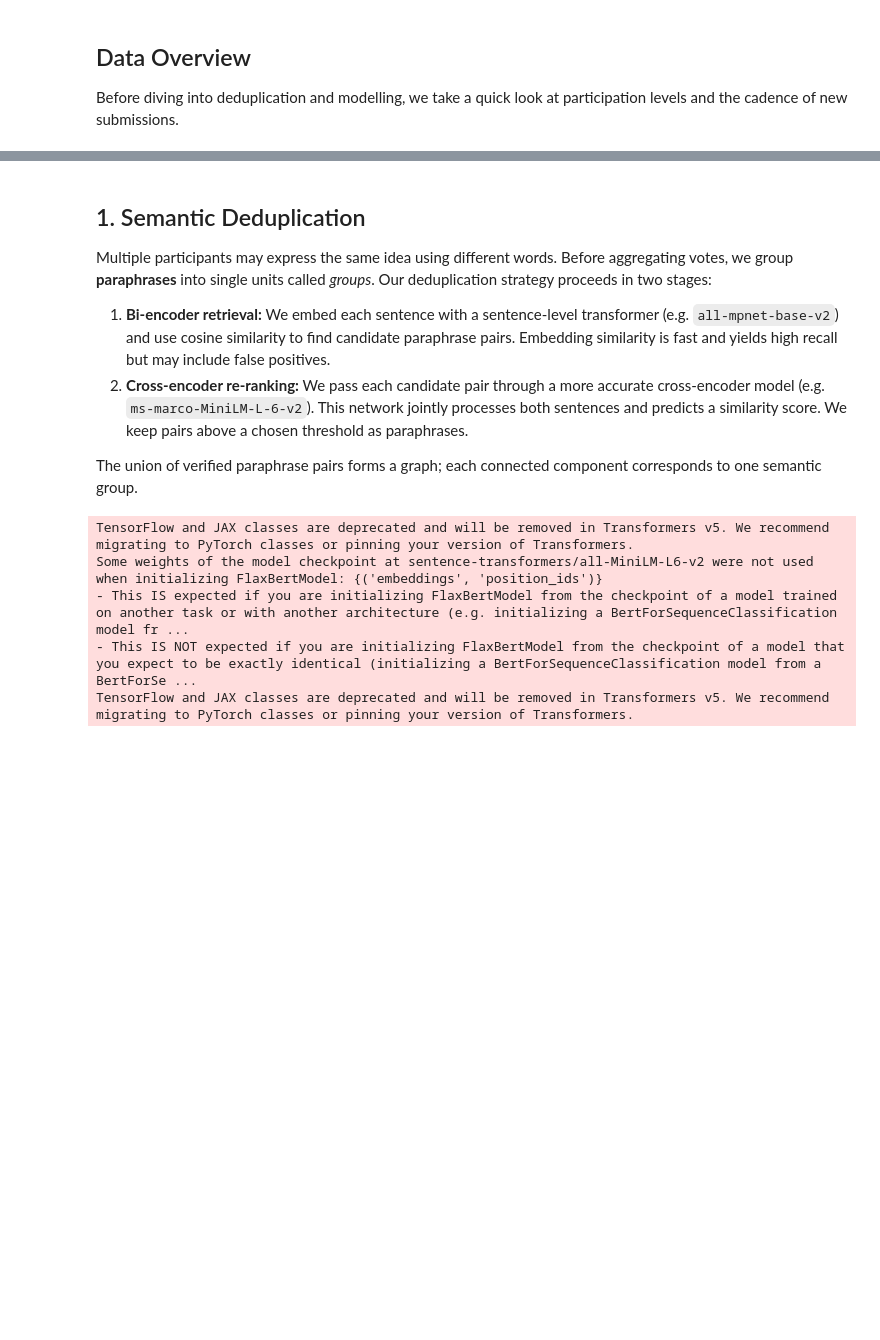
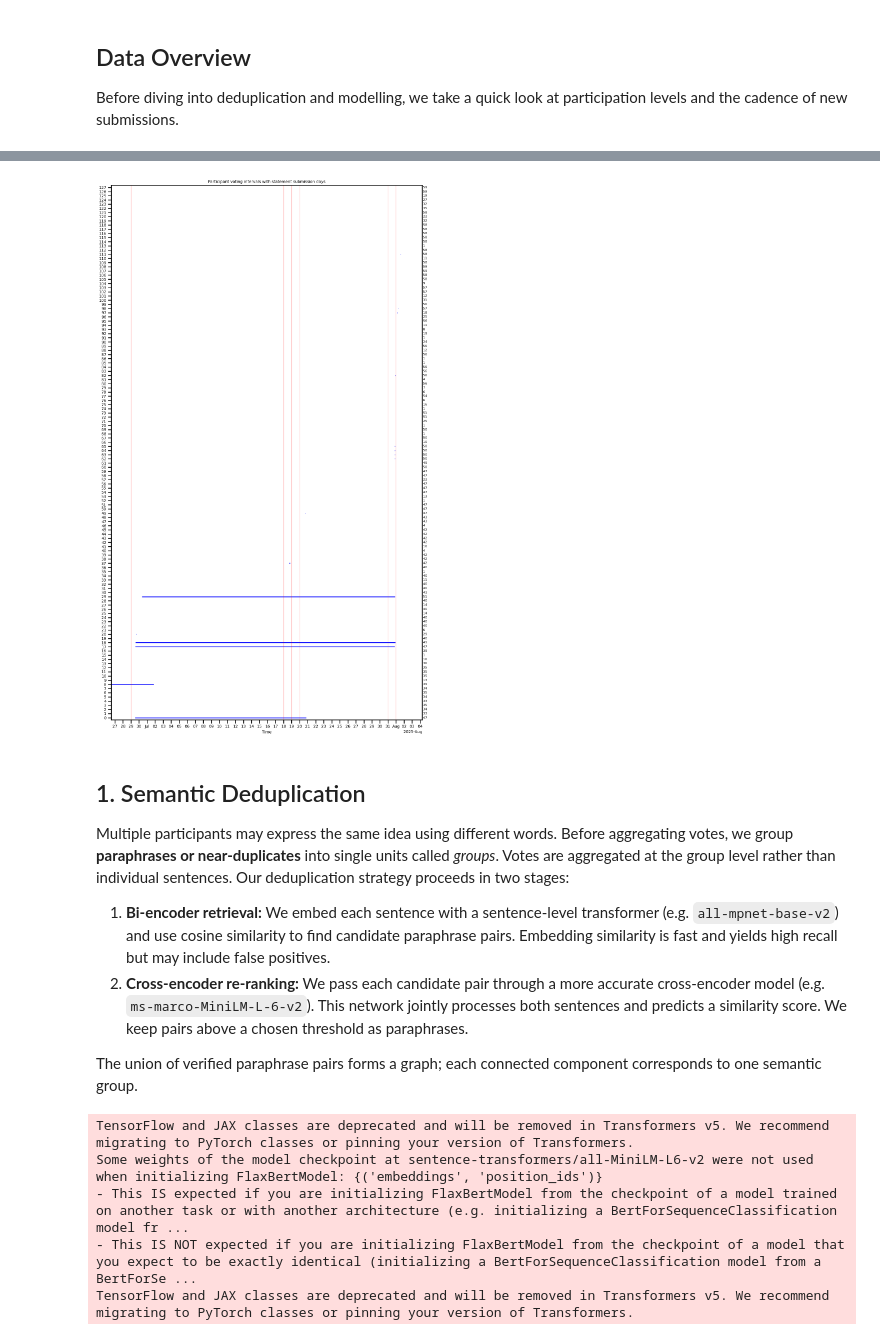
Before and after one commit to yananlong/taking_stock_facct, a Jupyter notebook: sentences_topic_pipeline.ipynb, the cells around one changed output, grey strips where cells are left out. Saved outputs shown, nothing was run; the diff lists cells and outputs as text; code cells hidden in the pictures; blank space fills up the shorter version.

```diff
--- a/sentences_topic_pipeline.ipynb
+++ b/sentences_topic_pipeline.ipynb
@@ -315,7 +556,65 @@ plt.show()
+# %%
+with plt.rc_context(
+    {
+        "font.size": 12,
+        "axes.titlesize": 10,
+        "axes.labelsize": 10,
+        "xtick.labelsize": 10,
+        "ytick.labelsize": 10,
+    }
+):
+    fig, ax = plt.subplots(figsize=(12, 20))
+
+    # Horizontal interval plot for participant voting periods
+    participants = sorted(votes_df["participant_id"].unique())
+    y_positions = range(len(participants))
+
+    for i, p in enumerate(participants):
+        min_t = votes_df[votes_df["participant_id"] == p]["timestamp"].min()
+        max_t = votes_df[votes_df["participant_id"] == p]["timestamp"].max()
+        ax.hlines(i, min_t, max_t, colors="blue", linewidth=2)
+
+    # Vertical lines for statement submissions grouped by calendar day
+    statements = sentences_df.dropna(subset=["timestamp"])
+    unique_dates = statements["timestamp"].dt.date.unique()
+    for d in unique_dates:
+        ax.axvline(pd.Timestamp(d), color="red", alpha=0.3, linewidth=1)
+
+    ax.set_yticks(y_positions)
+    ax.set_yticklabels([str(p) for p in participants])
+    ax.set_xlabel("Time")
+    ax.set_title("Participant voting intervals with statement submission days")
+
+    # Use ConciseFormatter with major ticks every day
+    locator = DayLocator(interval=1)
+    ax.xaxis.set_major_locator(locator)
+    ax.xaxis.set_major_formatter(ConciseDateFormatter(locator))
+
+    # Trim extra whitespace
+    min_time = votes_df["timestamp"].min()
+    max_time = votes_df["timestamp"].max()
+    ax.set_xlim(min_time, max_time + pd.Timedelta(days=2))
+    ax.set_ylim(-0.5, len(participants) - 0.5)
+
+    # Add total votes on the right
+    xlim = ax.get_xlim()
+    for i, p in enumerate(participants):
+        total_votes = votes_df[votes_df["participant_id"] == p].shape[0]
+        ax.text(xlim[1], i, f" {total_votes}", va="center", ha="left", fontsize=8)
+
+    plt.tight_layout()
+    plt.show()
+
+    # Save
+    bbox = ax.get_tightbbox(fig.canvas.get_renderer())
+    extent = bbox.transformed(fig.dpi_scale_trans.inverted())
+    fig.savefig(join(BASEDIR, "figs", "participant_intervals.pdf"), bbox_inches=extent)
+# %% [output]
+[figure, added]
 # %% [markdown]
 ## 1. Semantic Deduplication
 
-Multiple participants may express the same idea using different words. Before aggregating votes, we group **paraphrases** into single units called *groups*. Our deduplication strategy proceeds in two stages:
+Multiple participants may express the same idea using different words. Before aggregating votes, we group **paraphrases or near-duplicates** into single units called *groups*. Votes are aggregated at the group level rather than individual sentences. Our deduplication strategy proceeds in two stages:
 
 1. **Bi‑encoder retrieval:** We embed each sentence with a sentence‑level transformer (e.g. `all‑mpnet‑base‑v2`) and use cosine similarity to find candidate paraphrase pairs. Embedding similarity is fast and yields high recall but may include false positives.
 2. **Cross‑encoder re‑ranking:** We pass each candidate pair through a more accurate cross‑encoder model (e.g. `ms‑marco‑MiniLM‑L‑6‑v2`). This network jointly processes both sentences and predicts a similarity score. We keep pairs above a chosen threshold as paraphrases.
```
Also changed, not shown: parts of 38 cells of this notebook.
